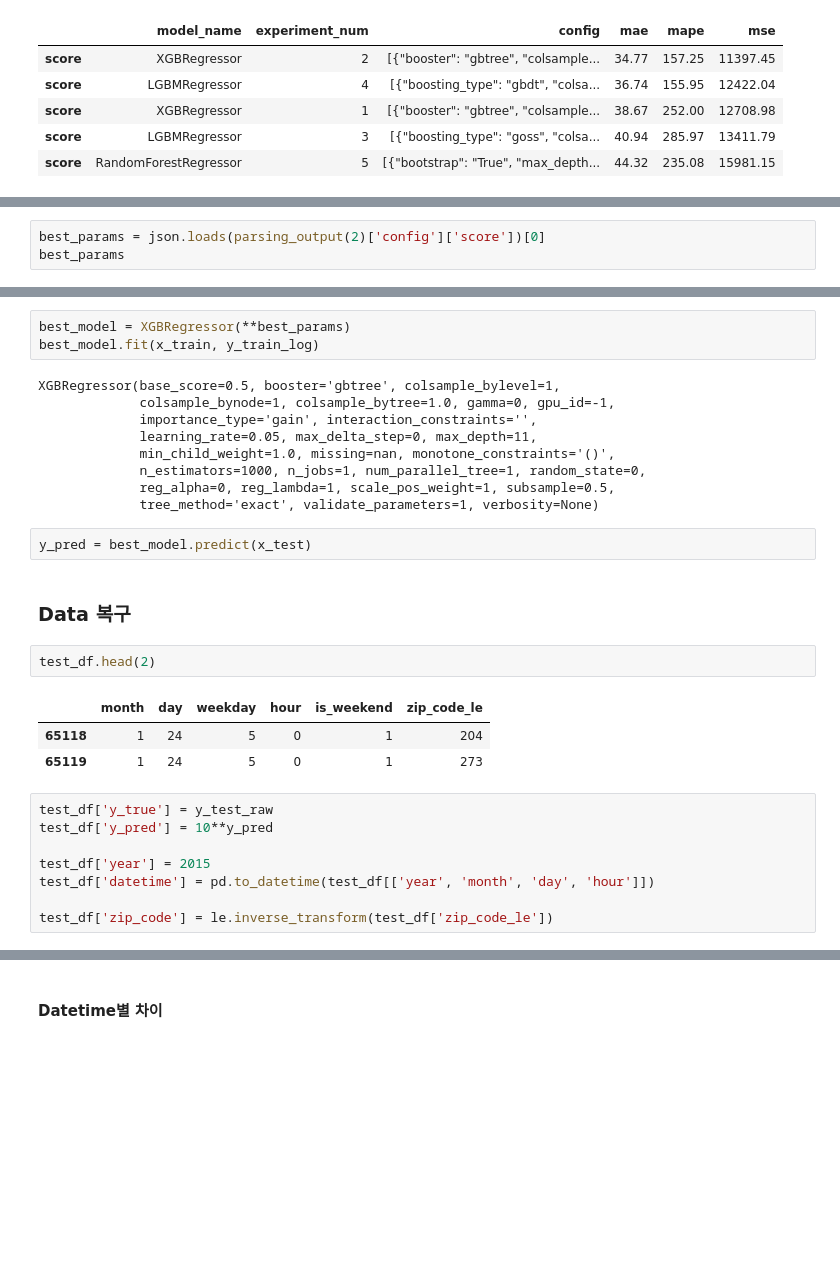
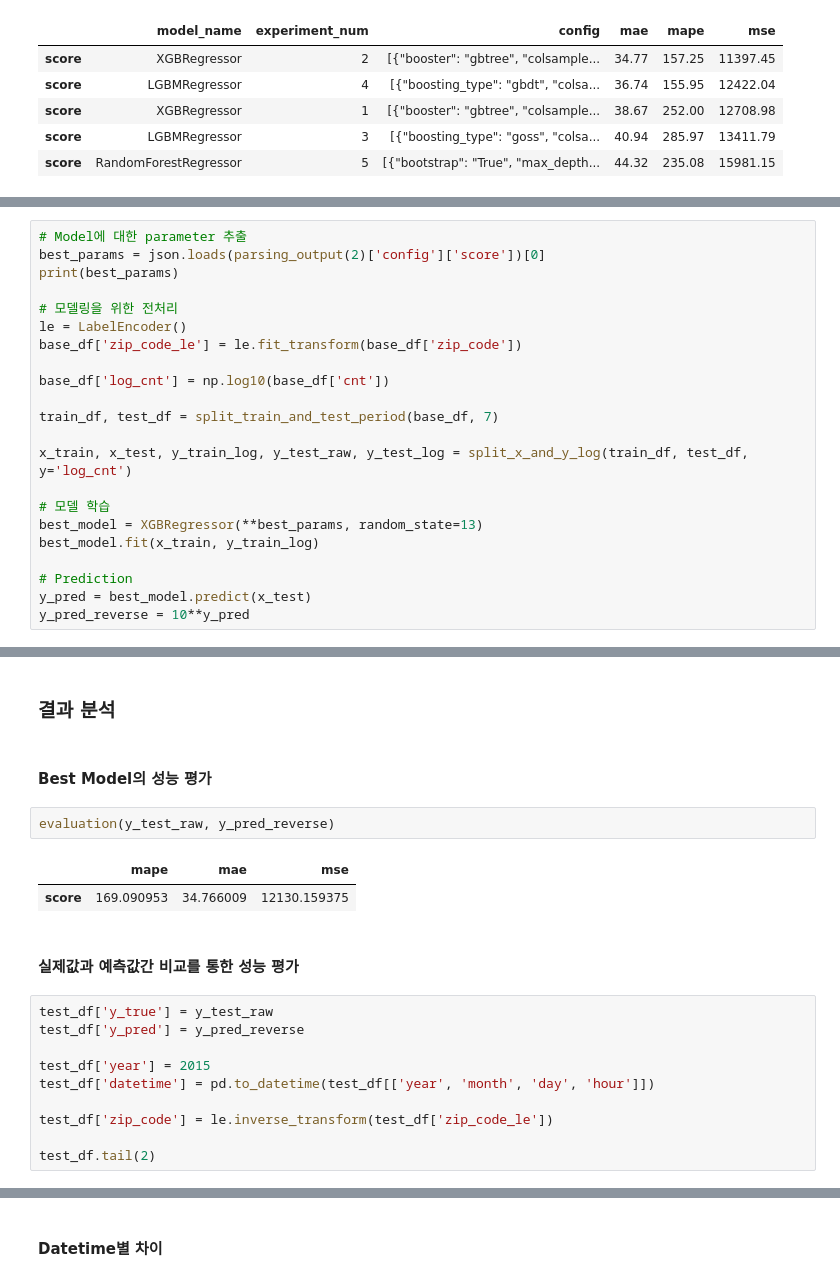
Before and after one commit to aeea-0605/taxi-demand-repo, a Jupyter notebook: notebooks/04_ensemble_modeling.ipynb, the cells around one changed output, grey strips where cells are left out. Cells and saved outputs as stored; diff of their text form; blank space fills up the shorter version.

```diff
--- a/notebooks/04_ensemble_modeling.ipynb
+++ b/notebooks/04_ensemble_modeling.ipynb
@@ -581,4 +576,23 @@ pd.concat(results).sort_values('mse')
 # %%
+# Model에 대한 parameter 추출
 best_params = json.loads(parsing_output(2)['config']['score'])[0]
-best_params
+print(best_params)
+
+# 모델링을 위한 전처리
+le = LabelEncoder()
+base_df['zip_code_le'] = le.fit_transform(base_df['zip_code'])
+
+base_df['log_cnt'] = np.log10(base_df['cnt'])
+
+train_df, test_df = split_train_and_test_period(base_df, 7)
+
+x_train, x_test, y_train_log, y_test_raw, y_test_log = split_x_and_y_log(train_df, test_df, y='log_cnt')
+
+# 모델 학습
+best_model = XGBRegressor(**best_params, random_state=13)
+best_model.fit(x_train, y_train_log)
+
+# Prediction
+y_pred = best_model.predict(x_test)
+y_pred_reverse = 10**y_pred
 # %% [output]
@@ -601,30 +600,21 @@ x_train, x_test, y_train_log, y_test_raw, y_test_log = split_x_and_y_log(train_d
-# %%
-best_model = XGBRegressor(**best_params)
-best_model.fit(x_train, y_train_log)
-# %% [output]
-XGBRegressor(base_score=0.5, booster='gbtree', colsample_bylevel=1,
-             colsample_bynode=1, colsample_bytree=1.0, gamma=0, gpu_id=-1,
-             importance_type='gain', interaction_constraints='',
-             learning_rate=0.05, max_delta_step=0, max_depth=11,
-             min_child_weight=1.0, missing=nan, monotone_constraints='()',
-             n_estimators=1000, n_jobs=1, num_parallel_tree=1, random_state=0,
-             reg_alpha=0, reg_lambda=1, scale_pos_weight=1, subsample=0.5,
-             tree_method='exact', validate_parameters=1, verbosity=None)
-# %%
-y_pred = best_model.predict(x_test)
 # %% [markdown]
-### Data 복구
+### 결과 분석
-# %%
-test_df.head(2)
-# %% [output]
-|  | month | day | weekday | hour | is_weekend | zip_code_le |
-| 65118 | 1 | 24 | 5 | 0 | 1 | 204 |
-| 65119 | 1 | 24 | 5 | 0 | 1 | 273 |
+# %% [markdown]
+#### Best Model의 성능 평가
+# %%
+evaluation(y_test_raw, y_pred_reverse)
+# %% [output]
+|  | mape | mae | mse |
+| score | 169.090953 | 34.766009 | 12130.159375 |
+# %% [markdown]
+#### 실제값과 예측값간 비교를 통한 성능 평가
 # %%
 test_df['y_true'] = y_test_raw
-test_df['y_pred'] = 10**y_pred
+test_df['y_pred'] = y_pred_reverse
 
 test_df['year'] = 2015
 test_df['datetime'] = pd.to_datetime(test_df[['year', 'month', 'day', 'hour']])
 
 test_df['zip_code'] = le.inverse_transform(test_df['zip_code_le'])
+
+test_df.tail(2)
```
Also changed, not shown: parts of 54 cells of this notebook.
